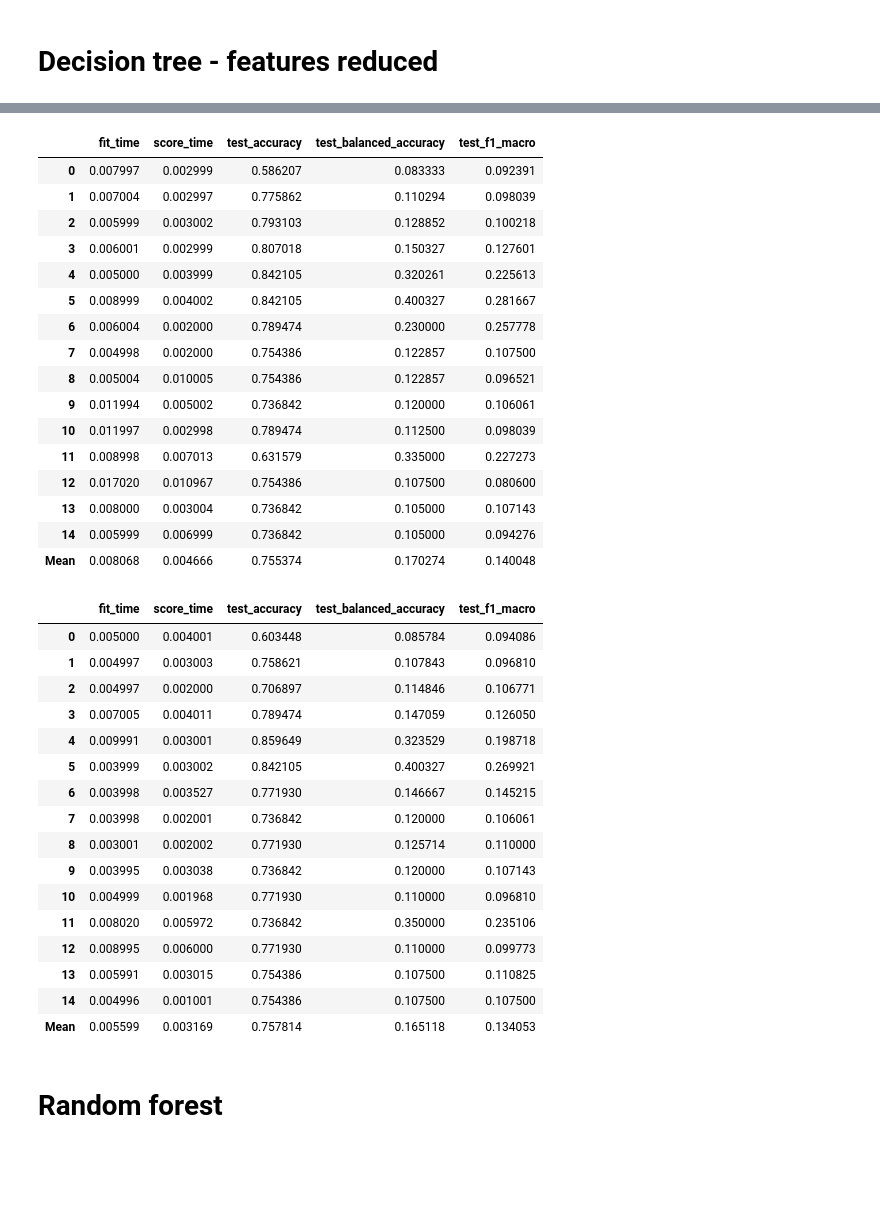
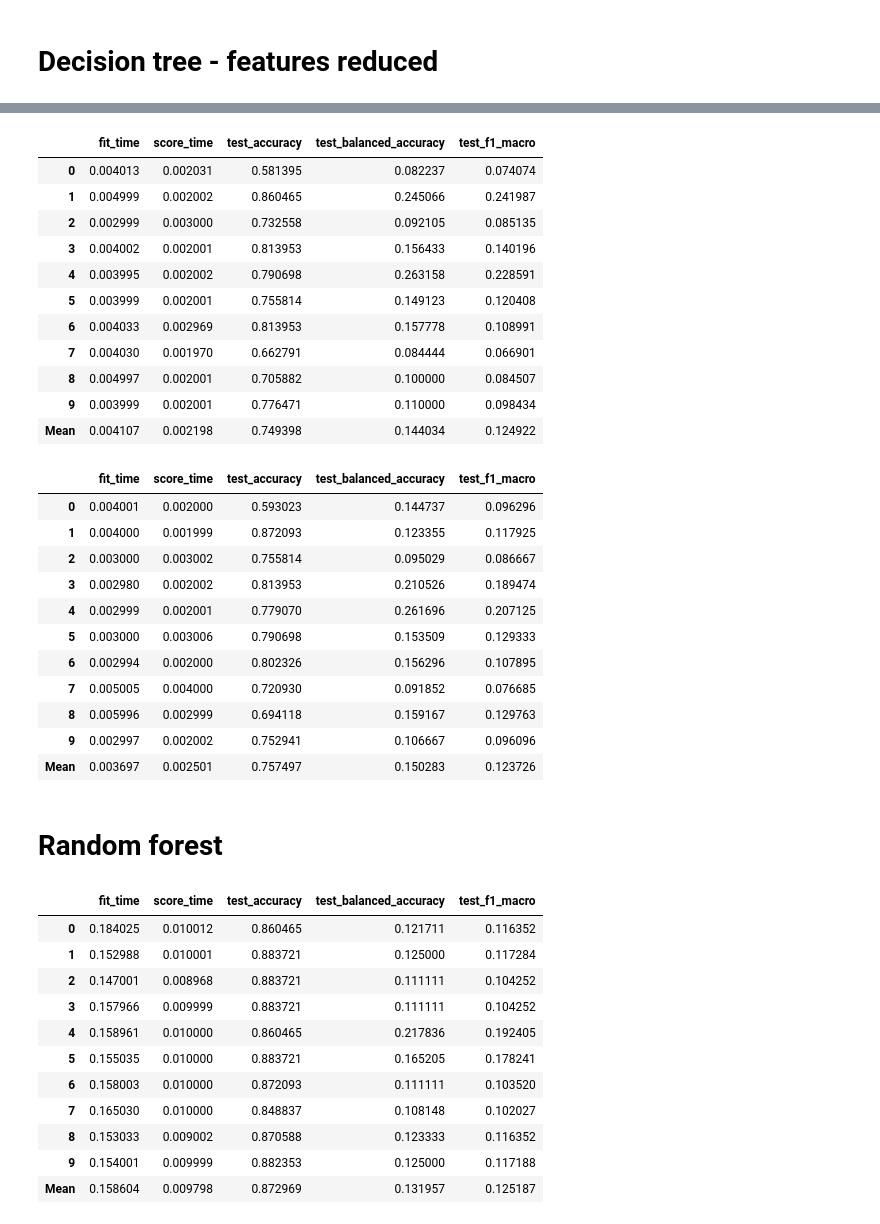
Before and after one commit to MatusPilnan/oznal-projekt-2020, a Jupyter notebook: oznal.ipynb, the cells around one changed output, grey strips where cells are left out. Drawn from its saved outputs; the diff is of its cells as text; code cells hidden in the pictures; blank space fills up the shorter version.

```diff
--- a/oznal.ipynb
+++ b/oznal.ipynb
@@ -361,46 +353,58 @@ Removing 11 attributes: Index(['Smokes (years)', 'Smokes (packs/year)', 'IUD (ye
 # %%
 model.fit(transformed_x, y_train)
-scores = pd.DataFrame(cross_validate(model, X[selected_cols], y['label'], scoring=['accuracy', 'balanced_accuracy', 'f1_macro'], cv=15))
+scores = pd.DataFrame(cross_validate(model, X[selected_cols], y['label'], scoring=['accuracy', 'balanced_accuracy', 'f1_macro'], cv=10))
 scores.append(scores.mean().rename('Mean'))
 # %% [output]
 |  | fit_time | score_time | test_accuracy | test_balanced_accuracy | test_f1_macro |
-| 0 | 0.007997 | 0.002999 | 0.586207 | 0.083333 | 0.092391 |
-| 1 | 0.007004 | 0.002997 | 0.775862 | 0.110294 | 0.098039 |
-| 2 | 0.005999 | 0.003002 | 0.793103 | 0.128852 | 0.100218 |
-| 3 | 0.006001 | 0.002999 | 0.807018 | 0.150327 | 0.127601 |
-| 4 | 0.005000 | 0.003999 | 0.842105 | 0.320261 | 0.225613 |
-| 5 | 0.008999 | 0.004002 | 0.842105 | 0.400327 | 0.281667 |
-| 6 | 0.006004 | 0.002000 | 0.789474 | 0.230000 | 0.257778 |
-| 7 | 0.004998 | 0.002000 | 0.754386 | 0.122857 | 0.107500 |
-| 8 | 0.005004 | 0.010005 | 0.754386 | 0.122857 | 0.096521 |
-| 9 | 0.011994 | 0.005002 | 0.736842 | 0.120000 | 0.106061 |
-| 10 | 0.011997 | 0.002998 | 0.789474 | 0.112500 | 0.098039 |
-| 11 | 0.008998 | 0.007013 | 0.631579 | 0.335000 | 0.227273 |
-| 12 | 0.017020 | 0.010967 | 0.754386 | 0.107500 | 0.080600 |
-| 13 | 0.008000 | 0.003004 | 0.736842 | 0.105000 | 0.107143 |
-| 14 | 0.005999 | 0.006999 | 0.736842 | 0.105000 | 0.094276 |
-| Mean | 0.008068 | 0.004666 | 0.755374 | 0.170274 | 0.140048 |
+| 0 | 0.004013 | 0.002031 | 0.581395 | 0.082237 | 0.074074 |
+| 1 | 0.004999 | 0.002002 | 0.860465 | 0.245066 | 0.241987 |
+| 2 | 0.002999 | 0.003000 | 0.732558 | 0.092105 | 0.085135 |
+| 3 | 0.004002 | 0.002001 | 0.813953 | 0.156433 | 0.140196 |
+| 4 | 0.003995 | 0.002002 | 0.790698 | 0.263158 | 0.228591 |
+| 5 | 0.003999 | 0.002001 | 0.755814 | 0.149123 | 0.120408 |
+| 6 | 0.004033 | 0.002969 | 0.813953 | 0.157778 | 0.108991 |
+| 7 | 0.004030 | 0.001970 | 0.662791 | 0.084444 | 0.066901 |
+| 8 | 0.004997 | 0.002001 | 0.705882 | 0.100000 | 0.084507 |
+| 9 | 0.003999 | 0.002001 | 0.776471 | 0.110000 | 0.098434 |
+| Mean | 0.004107 | 0.002198 | 0.749398 | 0.144034 | 0.124922 |
 # %%
 model.fit(selector.fit_transform(transformed_x), y_train)
-scores = pd.DataFrame(cross_validate(model, selector.transform(X[selected_cols]), y['label'], scoring=['accuracy', 'balanced_accuracy', 'f1_macro'], cv=15))
+scores = pd.DataFrame(cross_validate(model, selector.transform(X[selected_cols]), y['label'], scoring=['accuracy', 'balanced_accuracy', 'f1_macro'], cv=10))
 scores.append(scores.mean().rename('Mean'))
 # %% [output]
 |  | fit_time | score_time | test_accuracy | test_balanced_accuracy | test_f1_macro |
-| 0 | 0.005000 | 0.004001 | 0.603448 | 0.085784 | 0.094086 |
-| 1 | 0.004997 | 0.003003 | 0.758621 | 0.107843 | 0.096810 |
-| 2 | 0.004997 | 0.002000 | 0.706897 | 0.114846 | 0.106771 |
-| 3 | 0.007005 | 0.004011 | 0.789474 | 0.147059 | 0.126050 |
-| 4 | 0.009991 | 0.003001 | 0.859649 | 0.323529 | 0.198718 |
-| 5 | 0.003999 | 0.003002 | 0.842105 | 0.400327 | 0.269921 |
-| 6 | 0.003998 | 0.003527 | 0.771930 | 0.146667 | 0.145215 |
-| 7 | 0.003998 | 0.002001 | 0.736842 | 0.120000 | 0.106061 |
-| 8 | 0.003001 | 0.002002 | 0.771930 | 0.125714 | 0.110000 |
-| 9 | 0.003995 | 0.003038 | 0.736842 | 0.120000 | 0.107143 |
-| 10 | 0.004999 | 0.001968 | 0.771930 | 0.110000 | 0.096810 |
-| 11 | 0.008020 | 0.005972 | 0.736842 | 0.350000 | 0.235106 |
-| 12 | 0.008995 | 0.006000 | 0.771930 | 0.110000 | 0.099773 |
-| 13 | 0.005991 | 0.003015 | 0.754386 | 0.107500 | 0.110825 |
-| 14 | 0.004996 | 0.001001 | 0.754386 | 0.107500 | 0.107500 |
-| Mean | 0.005599 | 0.003169 | 0.757814 | 0.165118 | 0.134053 |
+| 0 | 0.004001 | 0.002000 | 0.593023 | 0.144737 | 0.096296 |
+| 1 | 0.004000 | 0.001999 | 0.872093 | 0.123355 | 0.117925 |
+| 2 | 0.003000 | 0.003002 | 0.755814 | 0.095029 | 0.086667 |
+| 3 | 0.002980 | 0.002002 | 0.813953 | 0.210526 | 0.189474 |
+| 4 | 0.002999 | 0.002001 | 0.779070 | 0.261696 | 0.207125 |
+| 5 | 0.003000 | 0.003006 | 0.790698 | 0.153509 | 0.129333 |
+| 6 | 0.002994 | 0.002000 | 0.802326 | 0.156296 | 0.107895 |
+| 7 | 0.005005 | 0.004000 | 0.720930 | 0.091852 | 0.076685 |
+| 8 | 0.005996 | 0.002999 | 0.694118 | 0.159167 | 0.129763 |
+| 9 | 0.002997 | 0.002002 | 0.752941 | 0.106667 | 0.096096 |
+| Mean | 0.003697 | 0.002501 | 0.757497 | 0.150283 | 0.123726 |
 # %% [markdown]
 # Random forest
+# %%
+from sklearn.ensemble import RandomForestClassifier
+
+#X_train, X_test, y_train, y_test = train_test_split(X, y['label'])
+
+RFmodel = RandomForestClassifier()
+#RFmodel.fit(X_train, y_train)
+scores = pd.DataFrame(cross_validate(RFmodel, X, y['label'], scoring=['accuracy', 'balanced_accuracy', 'f1_macro'], cv=10))
+scores.append(scores.mean().rename('Mean'))
+# %% [output]
+|  | fit_time | score_time | test_accuracy | test_balanced_accuracy | test_f1_macro |
+| 0 | 0.184025 | 0.010012 | 0.860465 | 0.121711 | 0.116352 |
+| 1 | 0.152988 | 0.010001 | 0.883721 | 0.125000 | 0.117284 |
+| 2 | 0.147001 | 0.008968 | 0.883721 | 0.111111 | 0.104252 |
+| 3 | 0.157966 | 0.009999 | 0.883721 | 0.111111 | 0.104252 |
+| 4 | 0.158961 | 0.010000 | 0.860465 | 0.217836 | 0.192405 |
+| 5 | 0.155035 | 0.010000 | 0.883721 | 0.165205 | 0.178241 |
+| 6 | 0.158003 | 0.010000 | 0.872093 | 0.111111 | 0.103520 |
+| 7 | 0.165030 | 0.010000 | 0.848837 | 0.108148 | 0.102027 |
+| 8 | 0.153033 | 0.009002 | 0.870588 | 0.123333 | 0.116352 |
+| 9 | 0.154001 | 0.009999 | 0.882353 | 0.125000 | 0.117188 |
+| Mean | 0.158604 | 0.009798 | 0.872969 | 0.131957 | 0.125187 |
```
Also changed, not shown: parts of 13 cells of this notebook.
